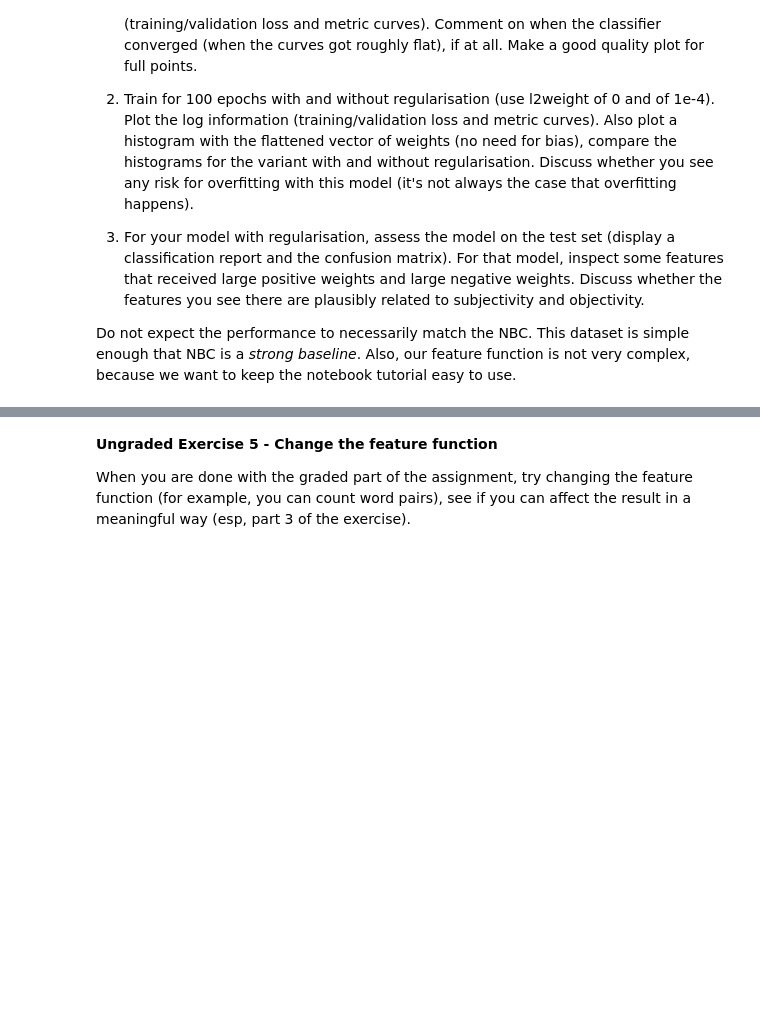
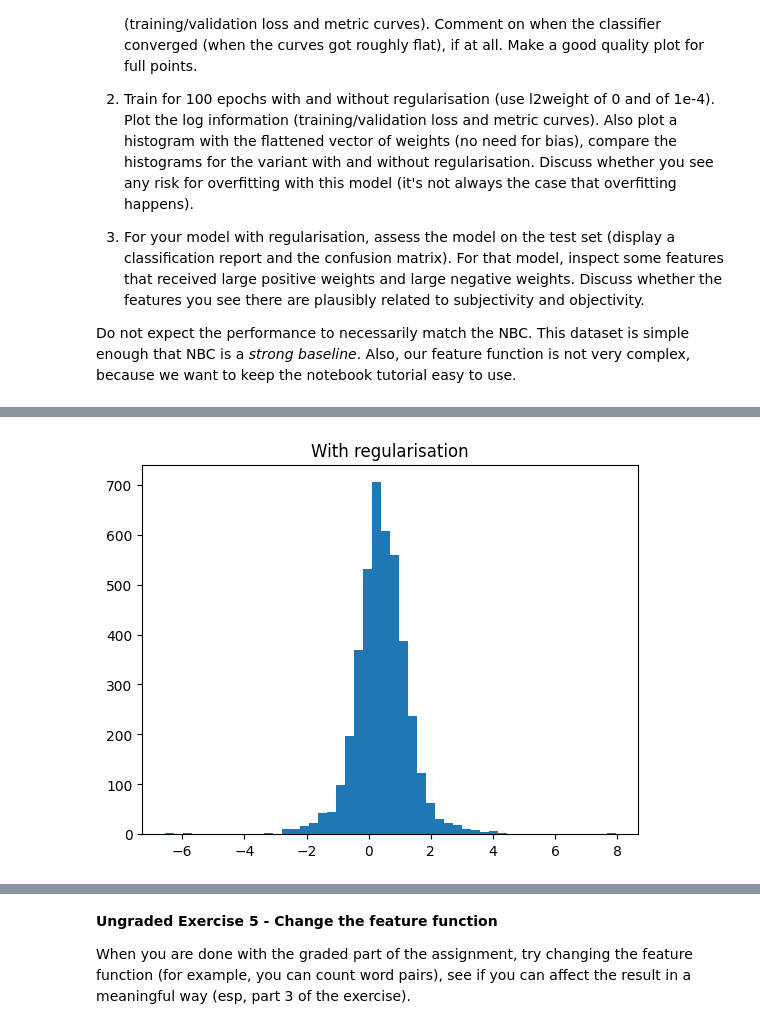
Before and after one commit to roosz/informatievisualisatie, a Jupyter notebook: T2.ipynb, the cells around one changed output, grey strips where cells are left out. Saved outputs shown, nothing was run; the diff lists cells and outputs as text; code cells hidden in the pictures; blank space fills up the shorter version.

```diff
--- a/T2.ipynb
+++ b/T2.ipynb
@@ -1162,0 +1289,6 @@ Do not expect the performance to necessarily match the NBC. This dataset is simp
+# %%
+_ = plt.hist(np.array(bin_w_reg).flatten(), bins=50)
+plt.title("With regularisation")
+plt.show()
+# %% [output]
+[figure, added]
```
Also changed, not shown: parts of 35 cells of this notebook.
